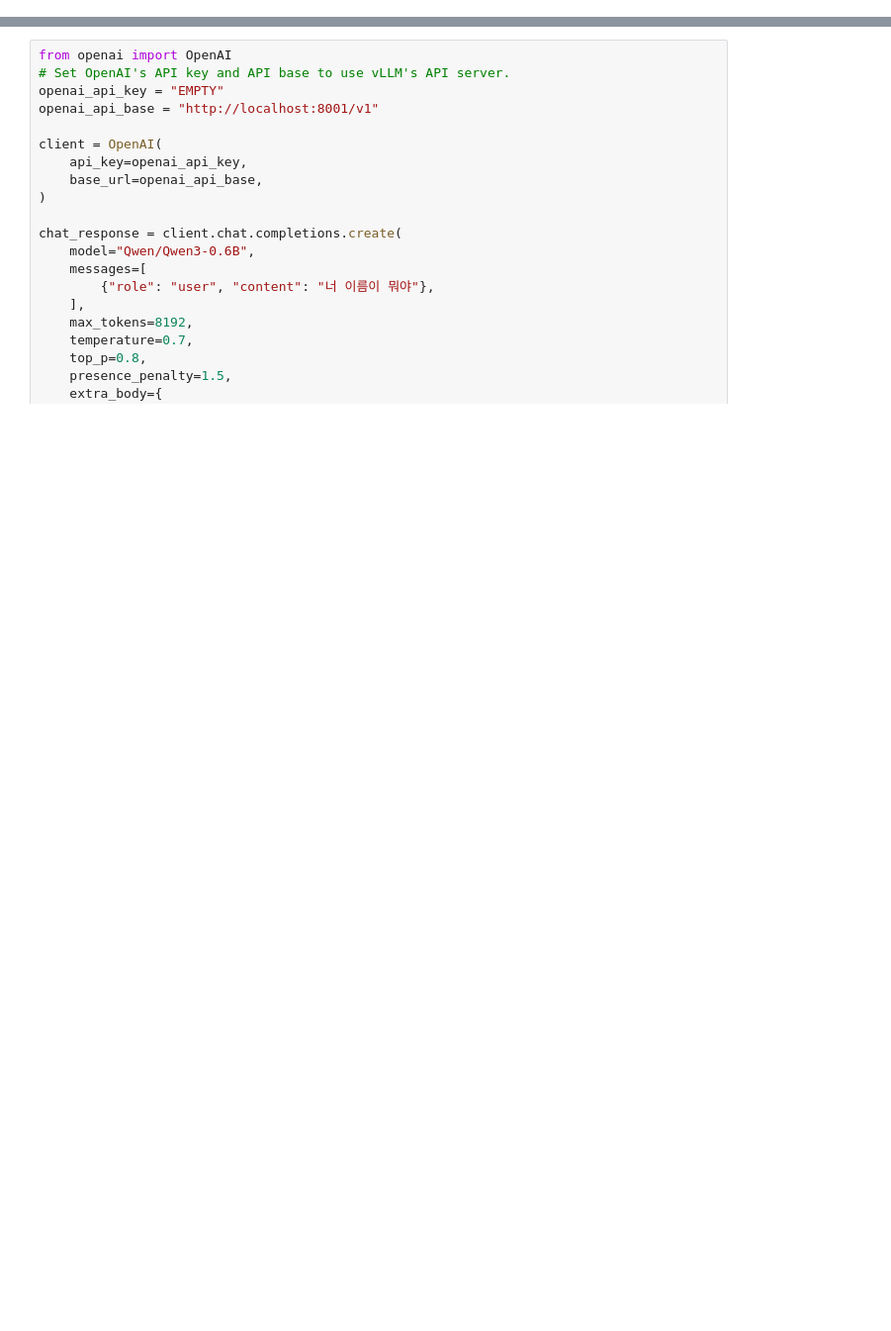
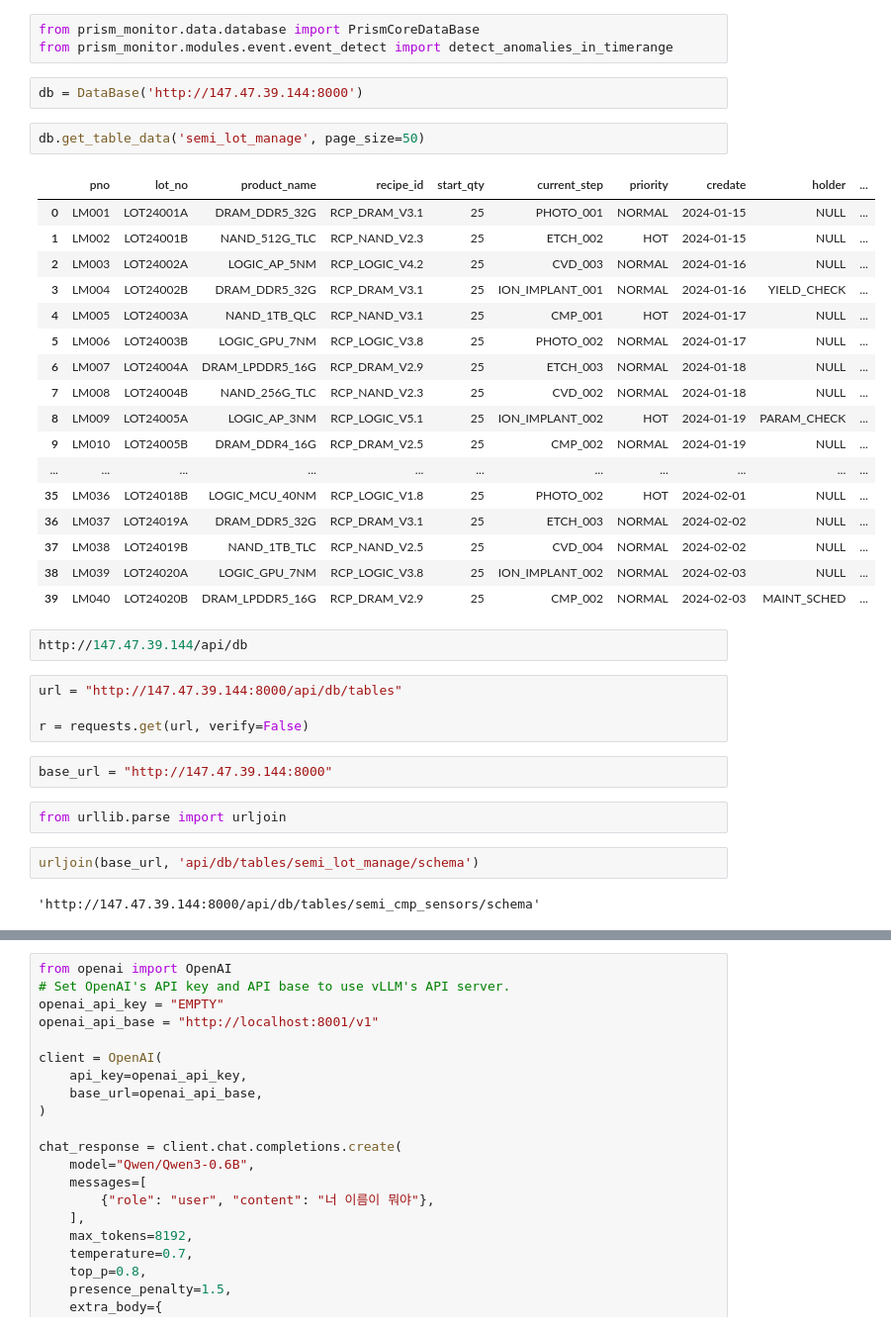
Before and after one commit to PRISM-System/PRISM-Monitor, a Jupyter notebook: test.ipynb, the cells around one changed output, grey strips where cells are left out. Shown: that part at 99% size. Saved outputs shown, nothing was run; the diff lists cells and outputs as text; blank space fills up the shorter version.

Commit message:
event detect

```diff
--- a/test.ipynb
+++ b/test.ipynb
@@ -0,0 +1,39 @@
+# %%
+from prism_monitor.data.database import PrismCoreDataBase
+from prism_monitor.modules.event.event_detect import detect_anomalies_in_timerange
+# %%
+db = DataBase('http://147.47.39.144:8000')
+# %%
+db.get_table_data('semi_lot_manage', page_size=50)
+# %% [output]
+|  | pno | lot_no | product_name | recipe_id | start_qty | current_step | priority | credate | holder | ... |
+| 0 | LM001 | LOT24001A | DRAM_DDR5_32G | RCP_DRAM_V3.1 | 25 | PHOTO_001 | NORMAL | 2024-01-15 | NULL | ... |
+| 1 | LM002 | LOT24001B | NAND_512G_TLC | RCP_NAND_V2.3 | 25 | ETCH_002 | HOT | 2024-01-15 | NULL | ... |
+| 2 | LM003 | LOT24002A | LOGIC_AP_5NM | RCP_LOGIC_V4.2 | 25 | CVD_003 | NORMAL | 2024-01-16 | NULL | ... |
+| 3 | LM004 | LOT24002B | DRAM_DDR5_32G | RCP_DRAM_V3.1 | 25 | ION_IMPLANT_001 | NORMAL | 2024-01-16 | YIELD_CHECK | ... |
+| 4 | LM005 | LOT24003A | NAND_1TB_QLC | RCP_NAND_V3.1 | 25 | CMP_001 | HOT | 2024-01-17 | NULL | ... |
+| 5 | LM006 | LOT24003B | LOGIC_GPU_7NM | RCP_LOGIC_V3.8 | 25 | PHOTO_002 | NORMAL | 2024-01-17 | NULL | ... |
+| 6 | LM007 | LOT24004A | DRAM_LPDDR5_16G | RCP_DRAM_V2.9 | 25 | ETCH_003 | NORMAL | 2024-01-18 | NULL | ... |
+| 7 | LM008 | LOT24004B | NAND_256G_TLC | RCP_NAND_V2.3 | 25 | CVD_002 | NORMAL | 2024-01-18 | NULL | ... |
+| 8 | LM009 | LOT24005A | LOGIC_AP_3NM | RCP_LOGIC_V5.1 | 25 | ION_IMPLANT_002 | HOT | 2024-01-19 | PARAM_CHECK | ... |
+| 9 | LM010 | LOT24005B | DRAM_DDR4_16G | RCP_DRAM_V2.5 | 25 | CMP_002 | NORMAL | 2024-01-19 | NULL | ... |
+| ... | ... | ... | ... | ... | ... | ... | ... | ... | ... | ... |
+| 35 | LM036 | LOT24018B | LOGIC_MCU_40NM | RCP_LOGIC_V1.8 | 25 | PHOTO_002 | HOT | 2024-02-01 | NULL | ... |
+| 36 | LM037 | LOT24019A | DRAM_DDR5_32G | RCP_DRAM_V3.1 | 25 | ETCH_003 | NORMAL | 2024-02-02 | NULL | ... |
+| 37 | LM038 | LOT24019B | NAND_1TB_TLC | RCP_NAND_V2.5 | 25 | CVD_004 | NORMAL | 2024-02-02 | NULL | ... |
+| 38 | LM039 | LOT24020A | LOGIC_GPU_7NM | RCP_LOGIC_V3.8 | 25 | ION_IMPLANT_002 | NORMAL | 2024-02-03 | NULL | ... |
+| 39 | LM040 | LOT24020B | DRAM_LPDDR5_16G | RCP_DRAM_V2.9 | 25 | CMP_002 | NORMAL | 2024-02-03 | MAINT_SCHED | ... |
+# %%
+http://147.47.39.144/api/db
+# %%
+url = "http://147.47.39.144:8000/api/db/tables"
+
+r = requests.get(url, verify=False)
+# %%
+base_url = "http://147.47.39.144:8000"
+# %%
+from urllib.parse import urljoin
+# %%
+urljoin(base_url, 'api/db/tables/semi_lot_manage/schema')
+# %% [output]
+'http://147.47.39.144:8000/api/db/tables/semi_cmp_sensors/schema'
```
Also changed, not shown: parts of 2 cells of this notebook, 7 other files.
